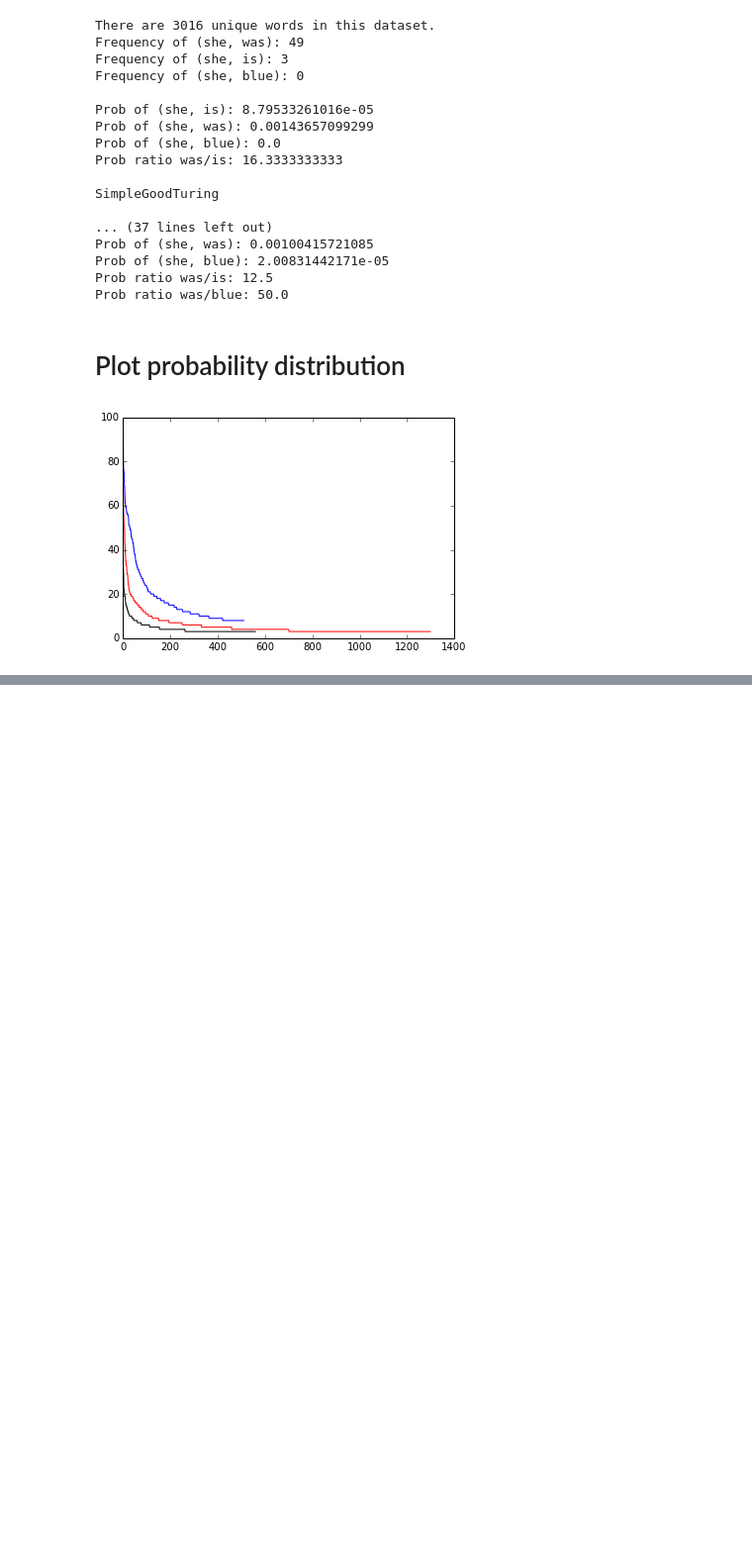
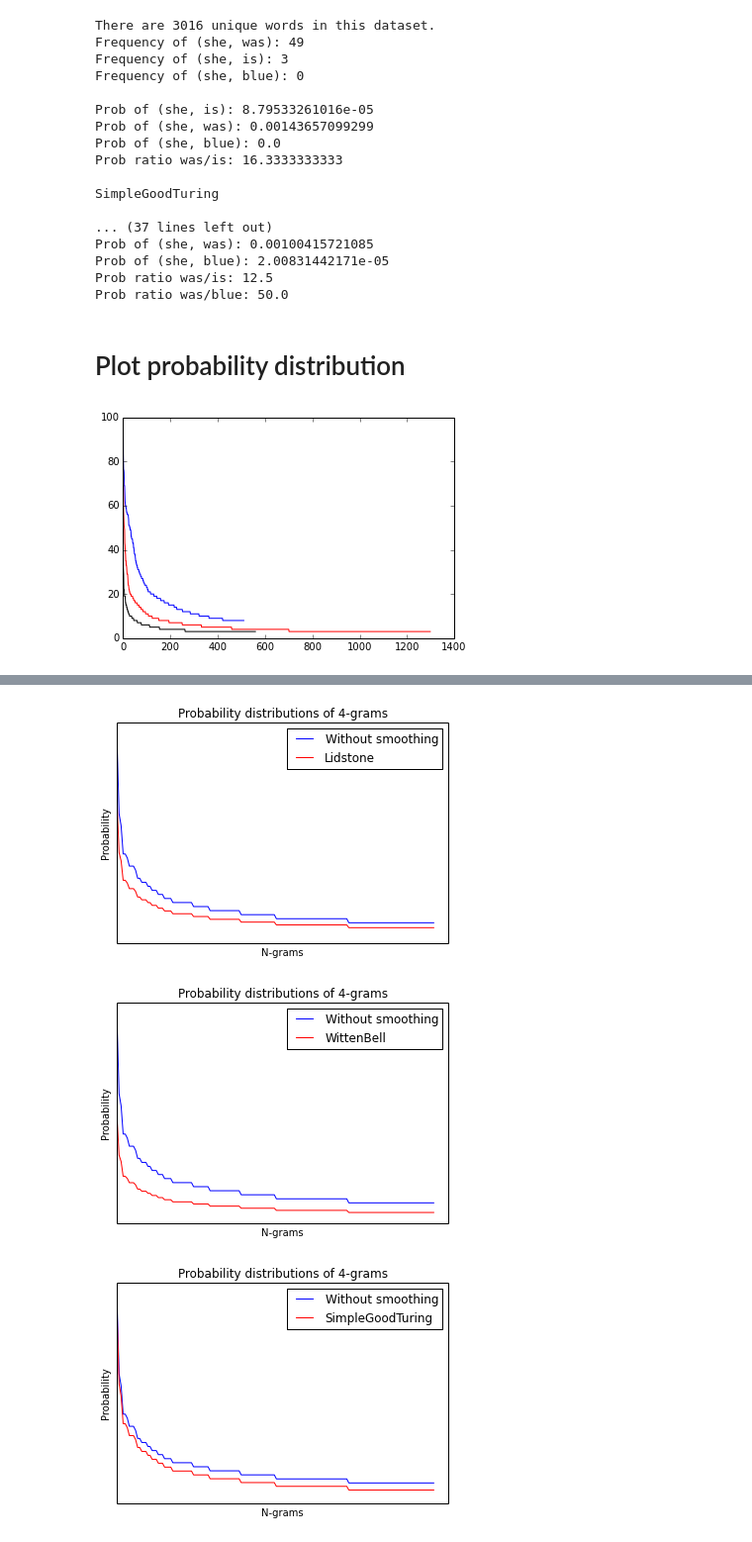
Before and after one commit to sofiabroome/wordpredictor, a Jupyter notebook: Experiments_Jeremy.ipynb, the cells around one changed output, grey strips where cells are left out. Shown: that part at 99% size. Drawn from its saved outputs; the diff is of its cells as text; code cells hidden in the pictures; blank space fills up the shorter version.

```diff
--- a/Experiments_Jeremy.ipynb
+++ b/Experiments_Jeremy.ipynb
@@ -392,0 +398,17 @@ pl.show()
+# %%
+model = NgramModel(4)
+model.train(carroll)
+plot_model_distribution(model, 5, 100, 'LidstoneProbDist', 0.5)
+pl.show()
+model = NgramModel(4)
+model.train(carroll)
+plot_model_distribution(model, 5, 100, 'WittenBellProbDist', len(model.unique_words) ** 2)
+pl.show()
+model = NgramModel(4)
+model.train(carroll)
+plot_model_distribution(model, 5, 100, 'SimpleGoodTuringProbDist', len(model.unique_words) ** 2 / 100)
+pl.show()
+# %% [output]
+[figure, added]
+[figure, added]
+[figure, added]
```
Also changed, not shown: parts of 3 cells of this notebook, 7 other files.
